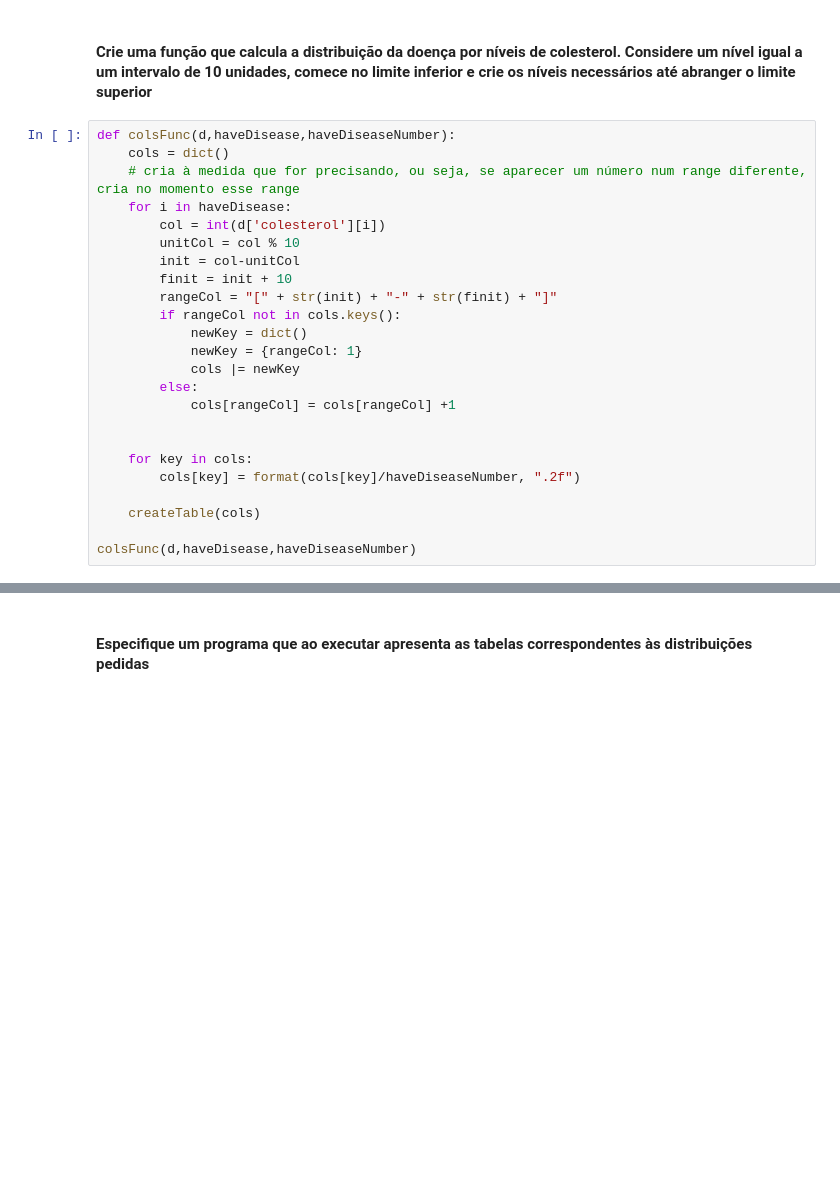
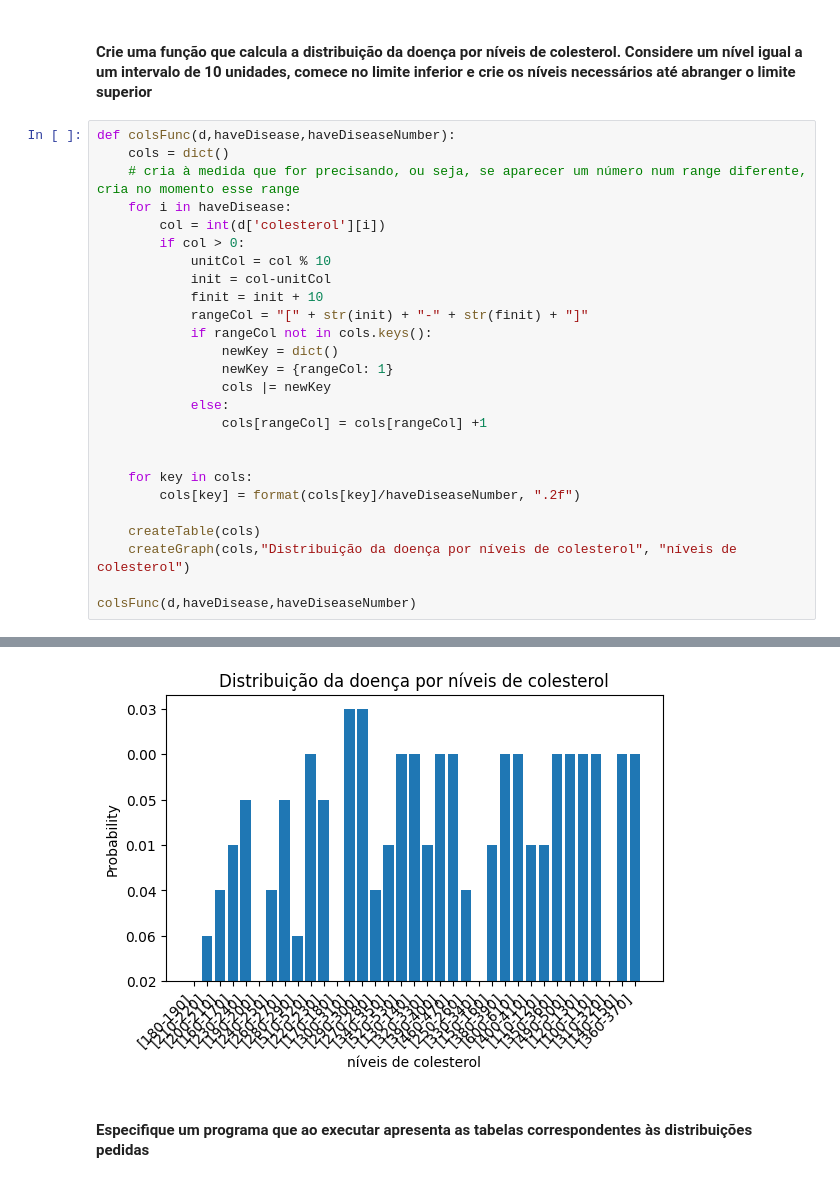
Before and after one commit to ritavaz02/PL2023, a Jupyter notebook: TPC1/PL2023_TPC1.ipynb, the cells around one changed output, grey strips where cells are left out. Saved outputs shown, nothing was run; the diff lists cells and outputs as text; blank space fills up the shorter version.

```diff
--- a/TPC1/PL2023_TPC1.ipynb
+++ b/TPC1/PL2023_TPC1.ipynb
@@ -123,21 +188,24 @@ def colsFunc(d,haveDisease,haveDiseaseNumber):
     # cria à medida que for precisando, ou seja, se aparecer um número num range diferente, cria no momento esse range
     for i in haveDisease:
         col = int(d['colesterol'][i])
-        unitCol = col % 10
-        init = col-unitCol
-        finit = init + 10
-        rangeCol = "[" + str(init) + "-" + str(finit) + "]"
-        if rangeCol not in cols.keys():
-            newKey = dict()
-            newKey = {rangeCol: 1}
-            cols |= newKey
-        else:
-            cols[rangeCol] = cols[rangeCol] +1
+        if col > 0:
+            unitCol = col % 10
+            init = col-unitCol
+            finit = init + 10
+            rangeCol = "[" + str(init) + "-" + str(finit) + "]"
+            if rangeCol not in cols.keys():
+                newKey = dict()
+                newKey = {rangeCol: 1}
+                cols |= newKey
+            else:
+                cols[rangeCol] = cols[rangeCol] +1
 
 
     for key in cols:
         cols[key] = format(cols[key]/haveDiseaseNumber, ".2f")
 
     createTable(cols)
+    createGraph(cols,"Distribuição da doença por níveis de colesterol", "níveis de colesterol")
 
 colsFunc(d,haveDisease,haveDiseaseNumber)
+# %% [output]
@@ -144,3 +229,4 @@ colsFunc(d,haveDisease,haveDiseaseNumber)
+[figure, added]
 # %% [markdown]
 #### Especifique um programa que ao executar apresenta as tabelas correspondentes às distribuições pedidas
 # %%
```
Also changed, not shown: parts of 7 cells of this notebook.
